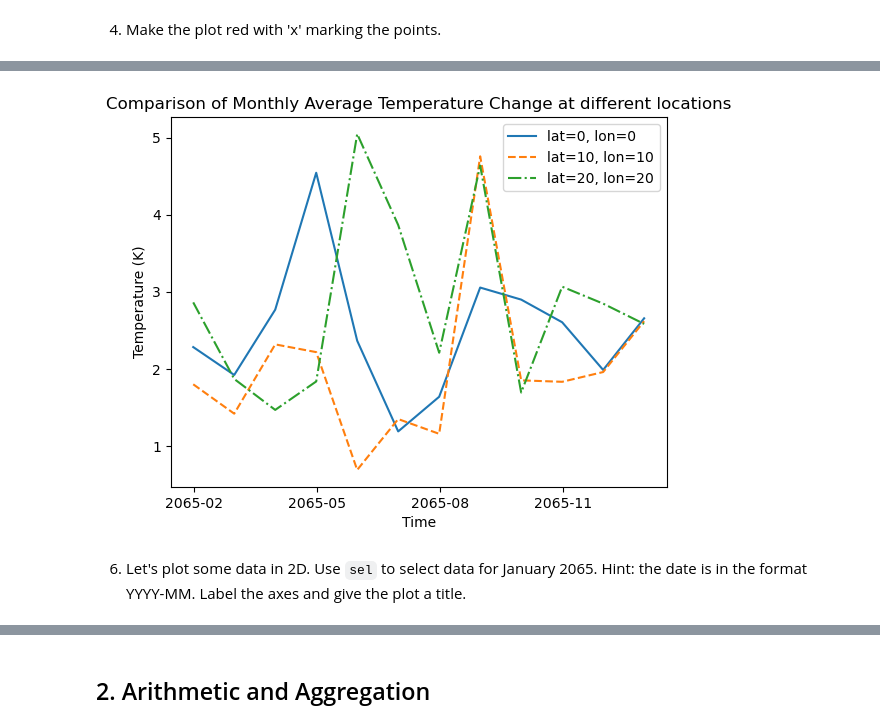
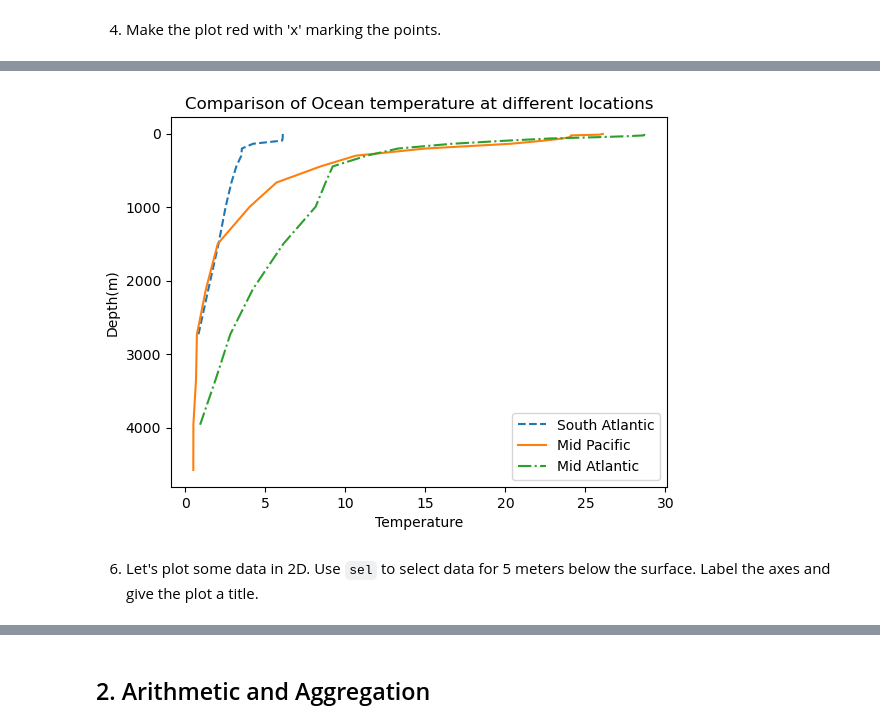
Before and after one commit to ncasuk/ncas-isc, a Jupyter notebook: python-data/solutions/ex02_plotting_and_aggregation.ipynb, the cells around one changed output, grey strips where cells are left out. Drawn from its saved outputs; the diff is of its cells as text; code cells hidden in the pictures.

```diff
--- a/python-data/solutions/ex02_plotting_and_aggregation.ipynb
+++ b/python-data/solutions/ex02_plotting_and_aggregation.ipynb
@@ -15,6 +15,5 @@
 1. Import the `'../data/tas_rcp45_2055_mon_avg_change.nc'` dataset and create the temperature data array as in the last lesson.
 # %%
 import xarray as xr
-ds = xr.open_dataset('../data/tas_rcp45_2055_mon_avg_change.nc')
-temperature = ds["tas"]
-temperature
+ds = xr.open_dataset('../data/xbhubo.pgc0apr.nc')
+temperature = ds["temp"]
@@ -90,23 +92,28 @@ Hint: you will need to import matplotlib to add legend.
 # %%
 import matplotlib.pyplot as plt
 
+# Make some axes to share between all the plots.
+fig, ax = plt.subplots()
+
 # Extract the time series for each location
-temp_1 = temperature.isel(lat=0, lon=0)
-temp_2 = temperature.isel(lat=10, lon=10)
-temp_3 = temperature.isel(lat=20, lon=20)
+temp_1 = temperature.sel(latitude=-50.625, longitude=0, )
+temp_2 = temperature.sel(latitude=0, longitude=200, method='nearest')
+temp_3 = temperature.sel(latitude=0, longitude=320, method='nearest')
 
 # Plot the time series for each location
-plt.plot(temp_1['time'], temp_1, label='lat=0, lon=0')
-plt.plot(temp_2['time'], temp_2, label='lat=10, lon=10', linestyle='--')
-plt.plot(temp_3['time'], temp_3, label='lat=20, lon=20', linestyle='-.')
+temp_1.plot(ax=ax, label="South Atlantic", linestyle='--', y='depth')
+temp_2.plot(ax=ax, label="Mid Pacific", y='depth')
+temp_3.plot(ax=ax, label="Mid Atlantic", linestyle='-.', y='depth')
 
-plt.title('Comparison of Monthly Average Temperature Change at different locations')
-plt.ylabel('Temperature (K)')
-plt.xlabel('Time')
+plt.title('Comparison of Ocean temperature at different locations')
+plt.ylabel('Depth(m)')
+plt.xlabel('Temperature')
 plt.legend()
+# Oceanographers like depth to go downwards.
+ax.invert_yaxis()
 plt.show()
 # %% [output]
-[figure, old version]
+[figure, new version]
 # %% [markdown]
-6. Let's plot some data in 2D. Use `sel` to select data for January 2065. Hint: the date is in the format YYYY-MM. Label the axes and give the plot a title.
+6. Let's plot some data in 2D. Use `sel` to select data for 5 meters below the surface. Label the axes and give the plot a title.
 # %%
```
Also changed, not shown: parts of 28 cells of this notebook, 2 other files.
